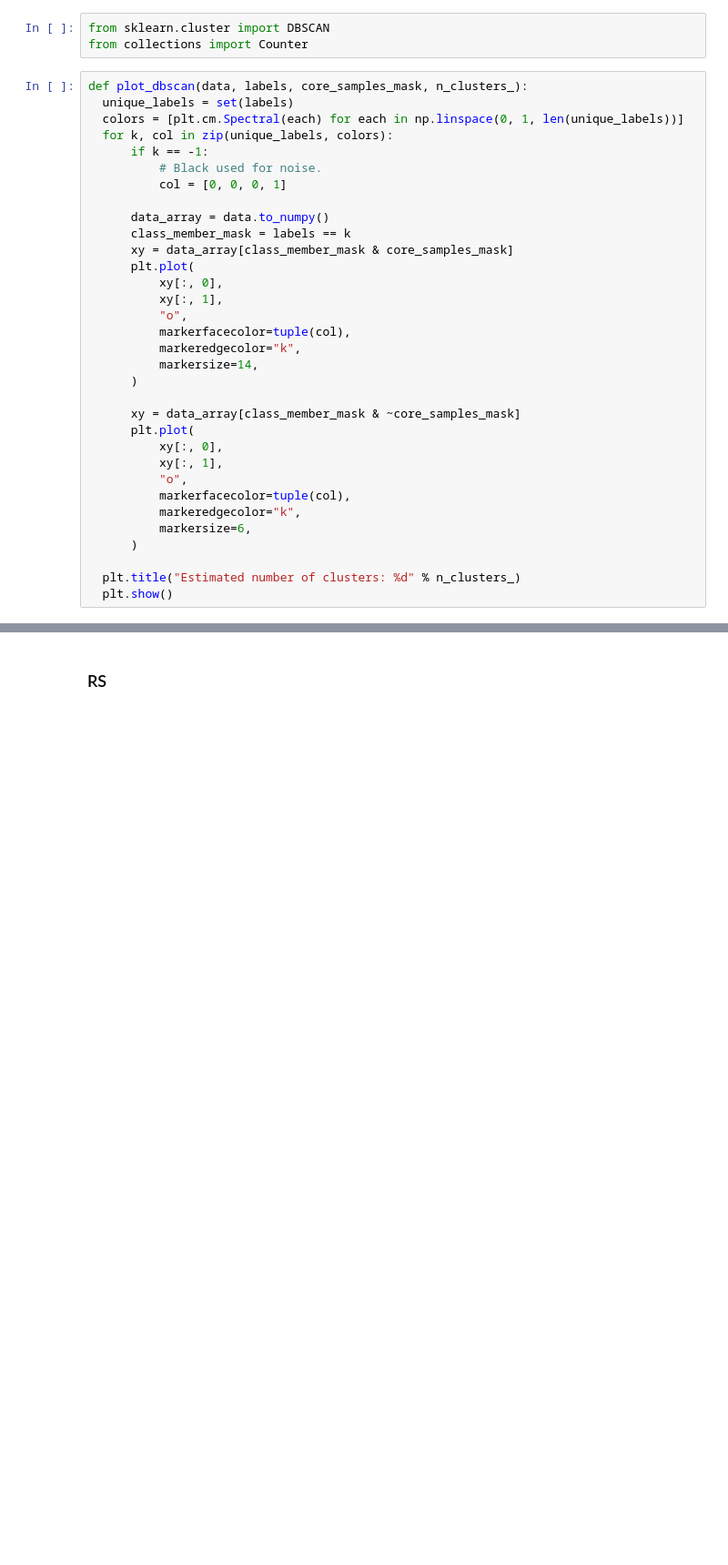
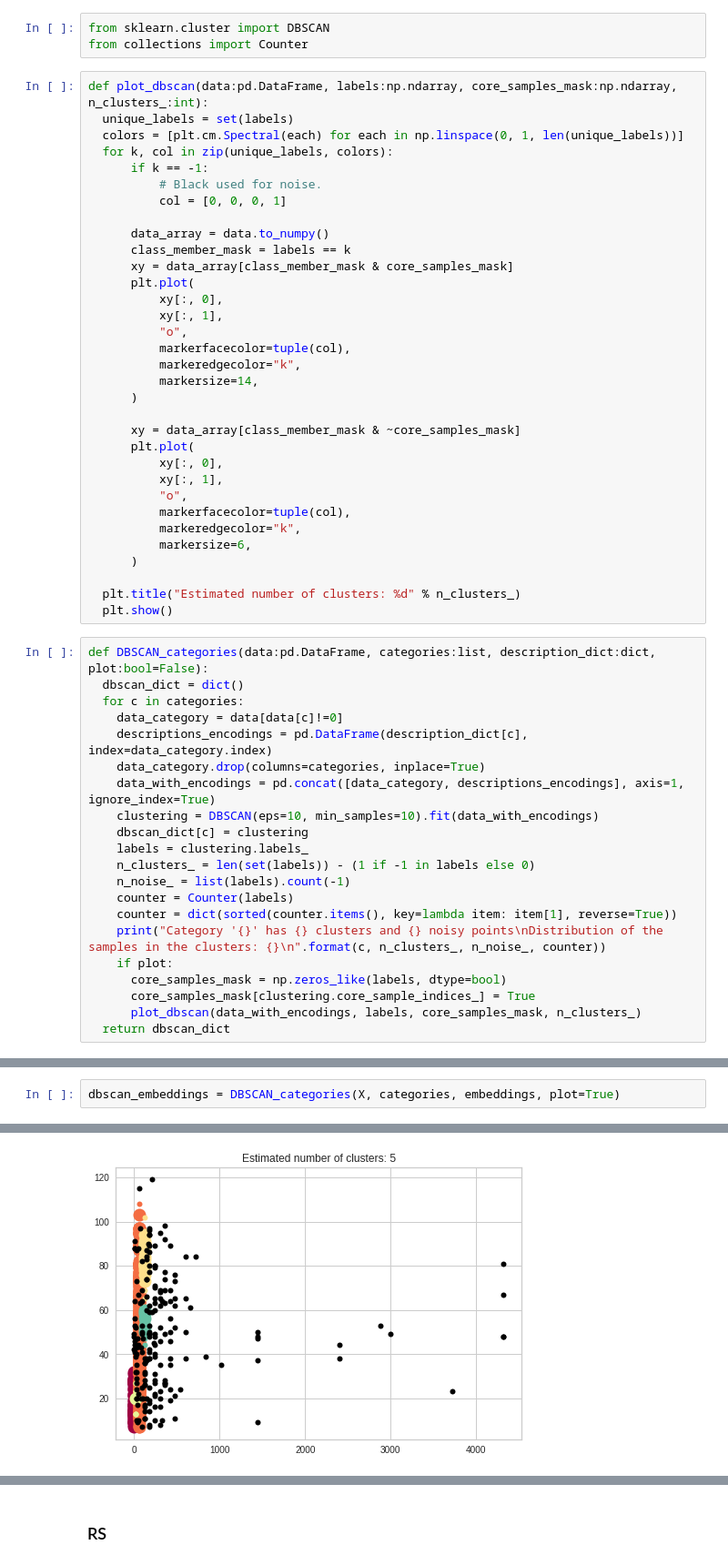
Before and after one commit to GianRomani/Notes, a Jupyter notebook: RecSys.ipynb, the cells around one changed output, grey strips where cells are left out. Shown at 91% size. Drawn from its saved outputs; the diff is of its cells as text; blank space fills up the shorter version.

```diff
--- a/RecSys.ipynb
+++ b/RecSys.ipynb
@@ -520,7 +575,7 @@ Category: viaggi
 from sklearn.cluster import DBSCAN
 from collections import Counter
 # %%
-def plot_dbscan(data, labels, core_samples_mask, n_clusters_):
+def plot_dbscan(data:pd.DataFrame, labels:np.ndarray, core_samples_mask:np.ndarray, n_clusters_:int):
   unique_labels = set(labels)
   colors = [plt.cm.Spectral(each) for each in np.linspace(0, 1, len(unique_labels))]
   for k, col in zip(unique_labels, colors):
@@ -552,3 +607,24 @@ def plot_dbscan(data, labels, core_samples_mask, n_clusters_):
 
   plt.title("Estimated number of clusters: %d" % n_clusters_)
   plt.show()
+# %%
+def DBSCAN_categories(data:pd.DataFrame, categories:list, description_dict:dict, plot:bool=False):
+  dbscan_dict = dict()
+  for c in categories:
+    data_category = data[data[c]!=0]
+    descriptions_encodings = pd.DataFrame(description_dict[c], index=data_category.index)
+    data_category.drop(columns=categories, inplace=True)
+    data_with_encodings = pd.concat([data_category, descriptions_encodings], axis=1, ignore_index=True)
+    clustering = DBSCAN(eps=10, min_samples=10).fit(data_with_encodings)
+    dbscan_dict[c] = clustering
+    labels = clustering.labels_
+    n_clusters_ = len(set(labels)) - (1 if -1 in labels else 0)
+    n_noise_ = list(labels).count(-1)
+    counter = Counter(labels)
+    counter = dict(sorted(counter.items(), key=lambda item: item[1], reverse=True))
+    print("Category '{}' has {} clusters and {} noisy points\nDistribution of the samples in the clusters: {}\n".format(c, n_clusters_, n_noise_, counter))
+    if plot:
+      core_samples_mask = np.zeros_like(labels, dtype=bool)
+      core_samples_mask[clustering.core_sample_indices_] = True
+      plot_dbscan(data_with_encodings, labels, core_samples_mask, n_clusters_)
+  return dbscan_dict
@@ -554,0 +652,3 @@ def plot_dbscan(data, labels, core_samples_mask, n_clusters_):
+# %%
+dbscan_embeddings = DBSCAN_categories(X, categories, embeddings, plot=True)
+# %% [output]
@@ -554,0 +657 @@ def plot_dbscan(data, labels, core_samples_mask, n_clusters_):
+[figure, added]
```
Also changed, not shown: parts of 46 cells of this notebook.
